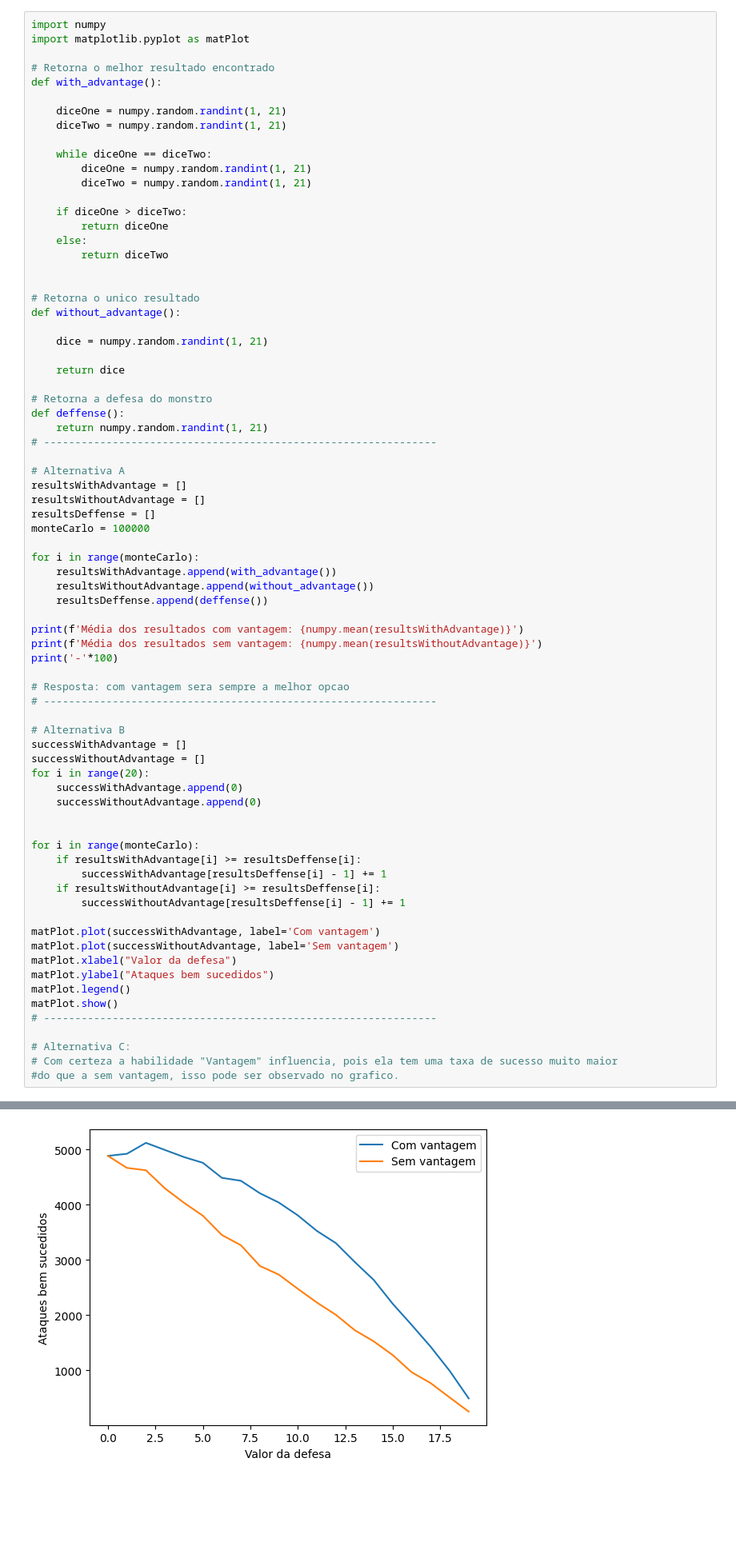
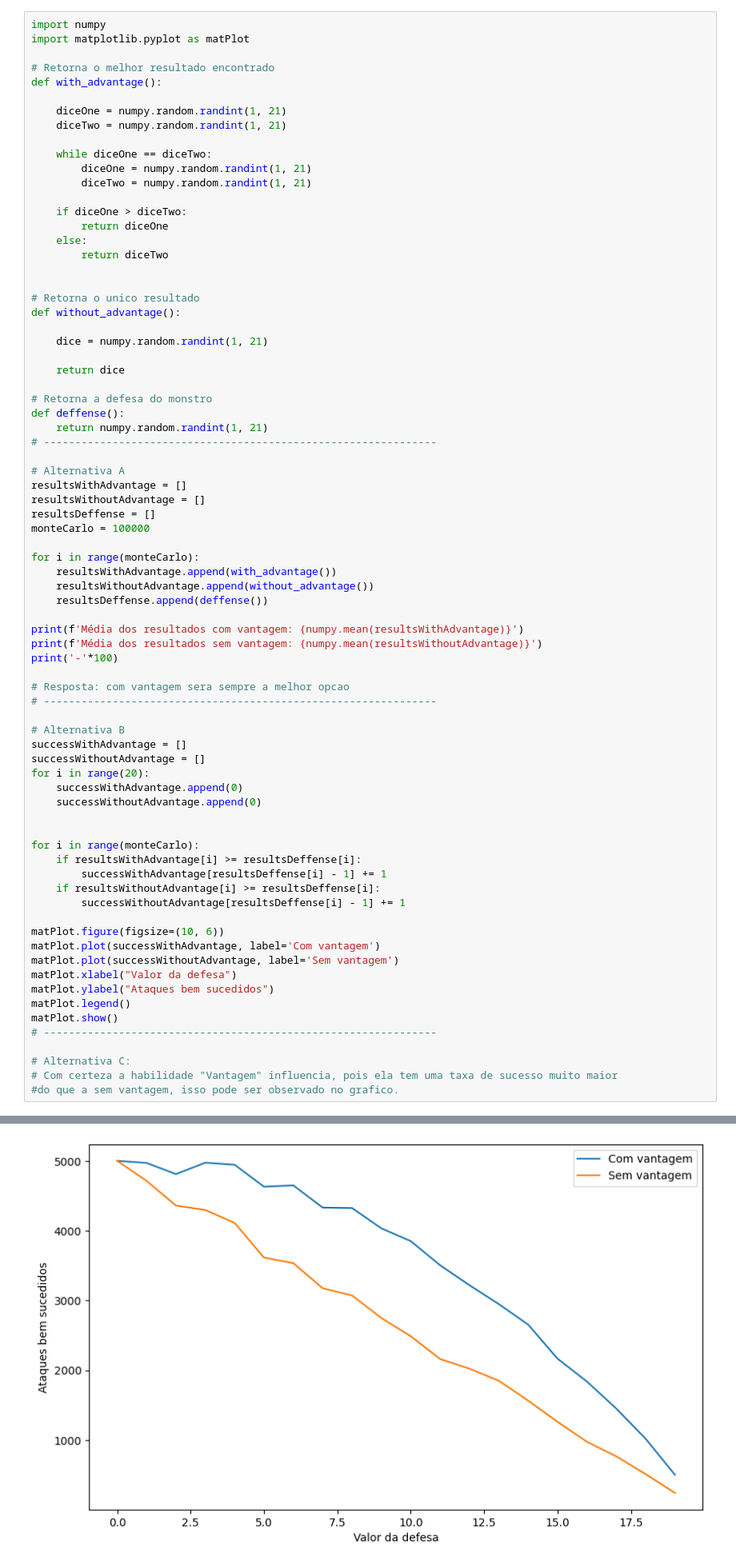
Before and after one commit to VictorLemeFernandes/modelagemSimulacao, a Jupyter notebook: lista01.ipynb, the cells around one changed output, grey strips where cells are left out. Shown at 80% size. Drawn from its saved outputs; the diff is of its cells as text; blank space fills up the shorter version.

```diff
--- a/lista01.ipynb
+++ b/lista01.ipynb
@@ -110,6 +110,7 @@ for i in range(monteCarlo):
     if resultsWithoutAdvantage[i] >= resultsDeffense[i]:
         successWithoutAdvantage[resultsDeffense[i] - 1] += 1
 
+matPlot.figure(figsize=(10, 6))
 matPlot.plot(successWithAdvantage, label='Com vantagem')
 matPlot.plot(successWithoutAdvantage, label='Sem vantagem')
 matPlot.xlabel("Valor da defesa")
@@ -127,5 +128,5 @@ Média dos resultados sem vantagem: 10.49709
 ----------------------------------------------------------------------------------------------------
-[figure, old version]
+[figure, new version]
 # %% [markdown]
 
 ---
```
Also changed, not shown: parts of 1 cell of this notebook.
